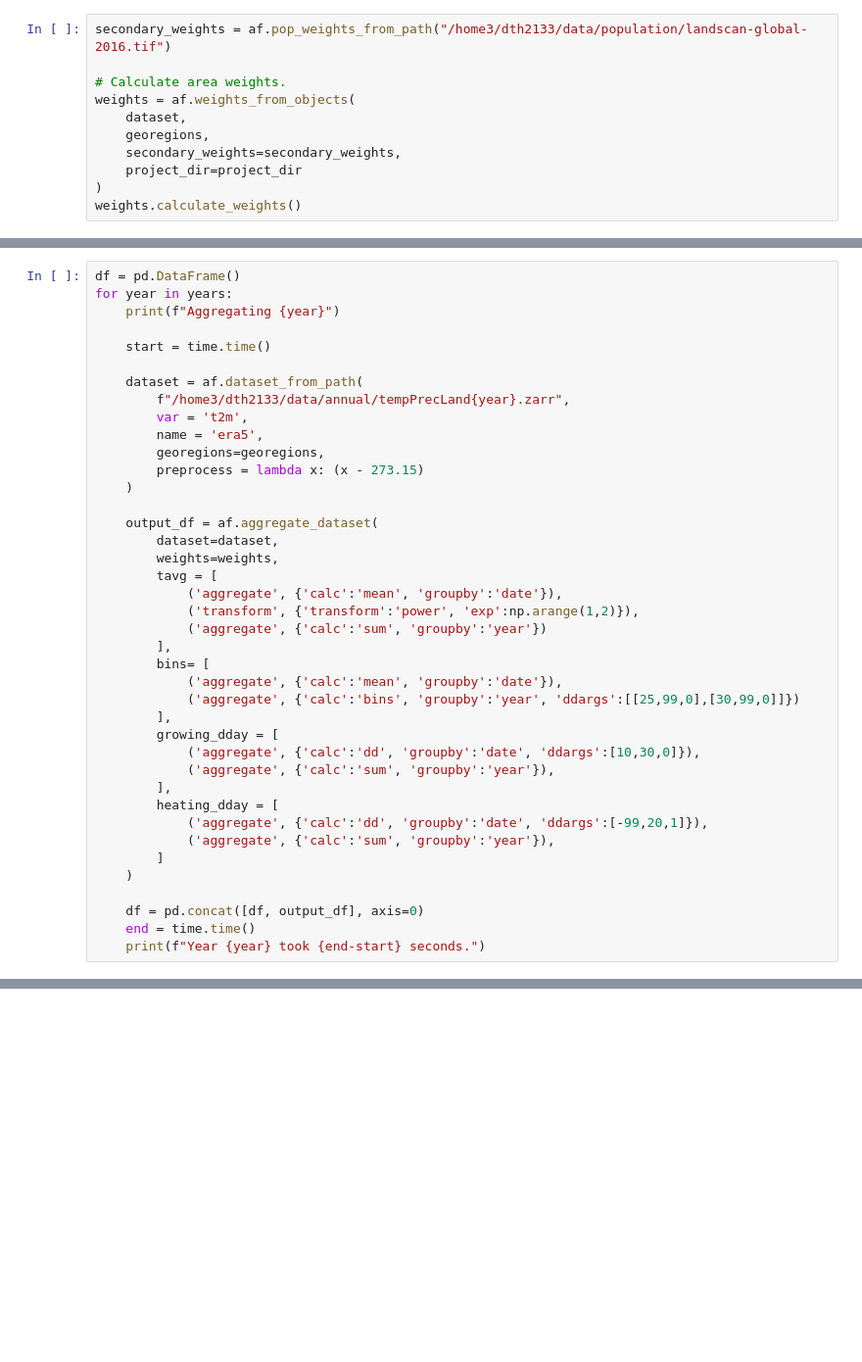
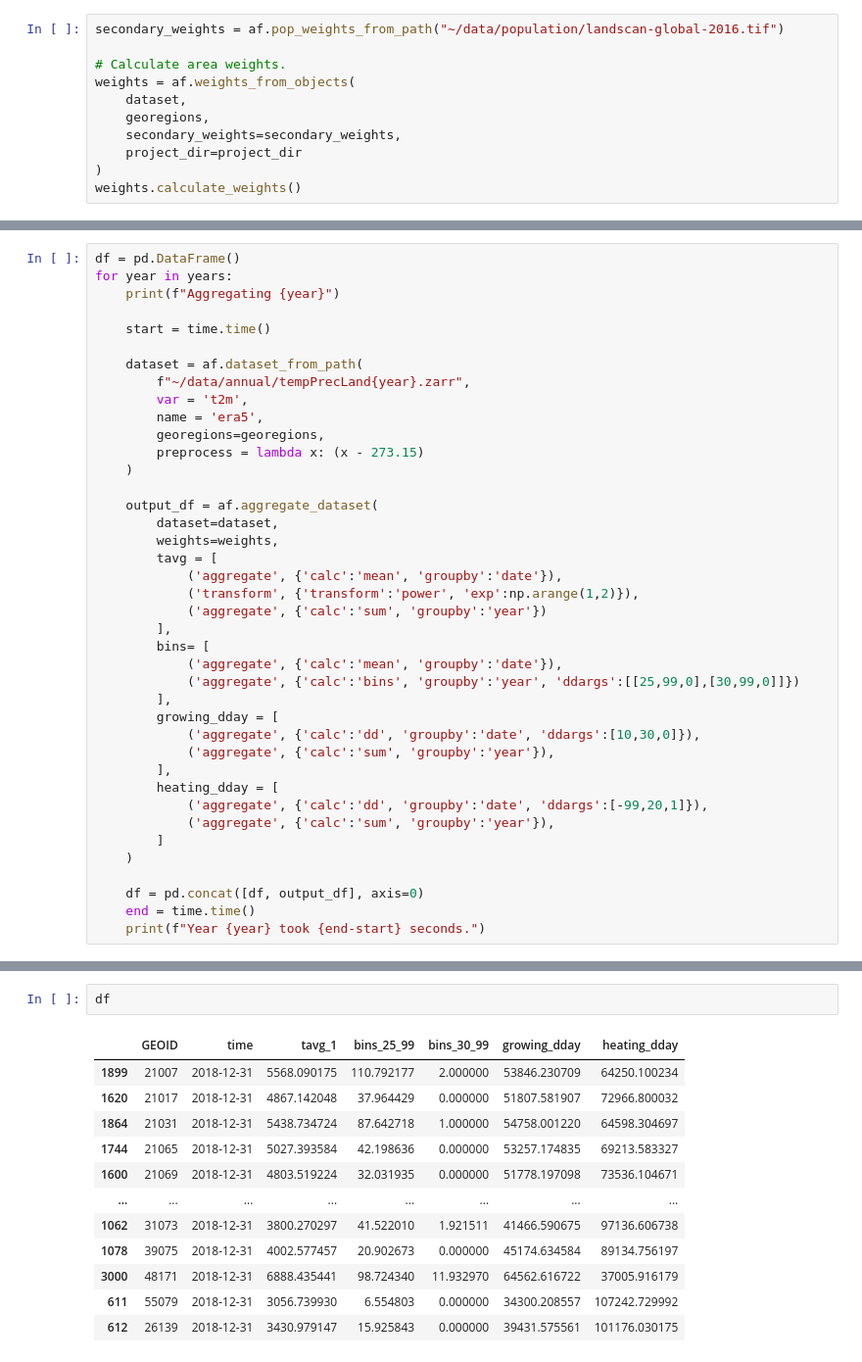
Before and after one commit to dylanhogan/aggfly, a Jupyter notebook: notebooks/run_t2m_us-counties_example.ipynb, the cells around one changed output, grey strips where cells are left out. Shown at 98% size. Saved outputs shown, nothing was run; the diff lists cells and outputs as text; blank space fills up the shorter version.

Commit message:
update paths

```diff
--- a/notebooks/run_t2m_us-counties_example.ipynb
+++ b/notebooks/run_t2m_us-counties_example.ipynb
@@ -54,7 +53,7 @@ PandasIndex
 PandasIndex(DatetimeIndex(['2017-01-01 00:00:00', '2017-01-01 01:00:00', '2017-01-01 02:00:00', '2017-01-01 03:00:00', '2017-01-01 04:00:00', '2017-01-01 05:00:00', '2017-01-01 06:00:00', '2017-01-01  ...
 Attributes: (0)
 # %%
-secondary_weights = af.pop_weights_from_path("/home3/dth2133/data/population/landscan-global-2016.tif")
+secondary_weights = af.pop_weights_from_path("~/data/population/landscan-global-2016.tif")
 
 # Calculate area weights.
 weights = af.weights_from_objects(
@@ -77,7 +89,7 @@ for year in years:
     start = time.time()
 
     dataset = af.dataset_from_path(
-        f"/home3/dth2133/data/annual/tempPrecLand{year}.zarr",
+        f"~/data/annual/tempPrecLand{year}.zarr",
         var = 't2m',
         name = 'era5',
         georegions=georegions,
@@ -123,0 +145,15 @@ Aggregating...
+# %%
+df
+# %% [output]
+|  | GEOID | time | tavg_1 | bins_25_99 | bins_30_99 | growing_dday | heating_dday |
+| 1899 | 21007 | 2018-12-31 | 5568.090175 | 110.792177 | 2.000000 | 53846.230709 | 64250.100234 |
+| 1620 | 21017 | 2018-12-31 | 4867.142048 | 37.964429 | 0.000000 | 51807.581907 | 72966.800032 |
+| 1864 | 21031 | 2018-12-31 | 5438.734724 | 87.642718 | 1.000000 | 54758.001220 | 64598.304697 |
+| 1744 | 21065 | 2018-12-31 | 5027.393584 | 42.198636 | 0.000000 | 53257.174835 | 69213.583327 |
+| 1600 | 21069 | 2018-12-31 | 4803.519224 | 32.031935 | 0.000000 | 51778.197098 | 73536.104671 |
+| ... | ... | ... | ... | ... | ... | ... | ... |
+| 1062 | 31073 | 2018-12-31 | 3800.270297 | 41.522010 | 1.921511 | 41466.590675 | 97136.606738 |
+| 1078 | 39075 | 2018-12-31 | 4002.577457 | 20.902673 | 0.000000 | 45174.634584 | 89134.756197 |
+| 3000 | 48171 | 2018-12-31 | 6888.435441 | 98.724340 | 11.932970 | 64562.616722 | 37005.916179 |
+| 611 | 55079 | 2018-12-31 | 3056.739930 | 6.554803 | 0.000000 | 34300.208557 | 107242.729992 |
+| 612 | 26139 | 2018-12-31 | 3430.979147 | 15.925843 | 0.000000 | 39431.575561 | 101176.030175 |
```
Also changed, not shown: parts of 6 cells of this notebook.
